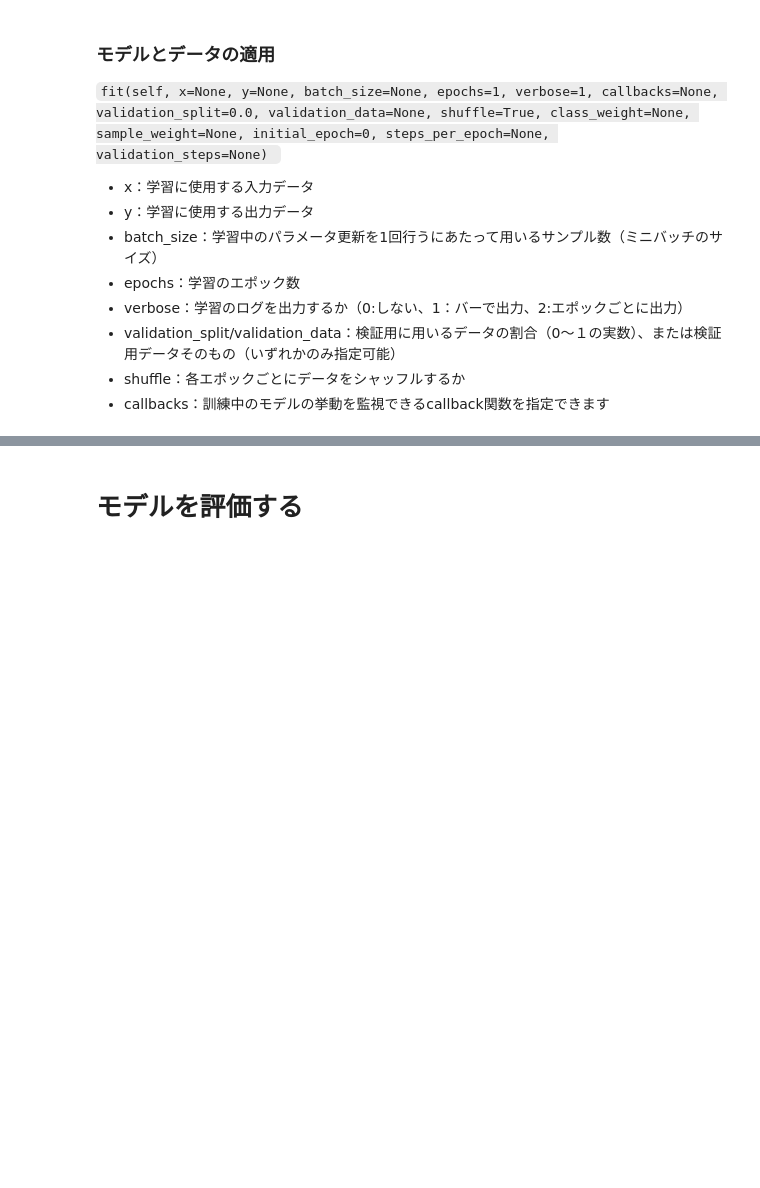
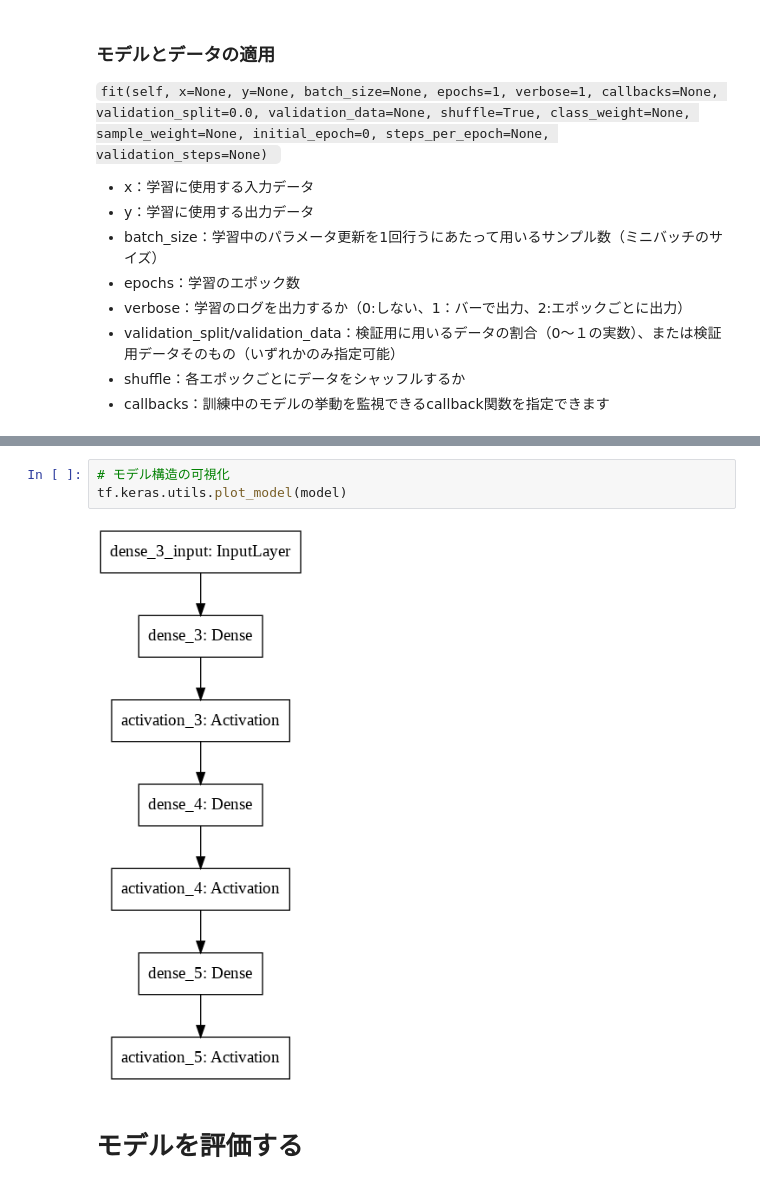
Before and after one commit to Strix9289/Introduction-of-Deep-Learning, a Jupyter notebook: Classification.ipynb, the cells around one changed output, grey strips where cells are left out. Drawn from its saved outputs; the diff is of its cells as text; blank space fills up the shorter version.

```diff
--- a/Classification.ipynb
+++ b/Classification.ipynb
@@ -128,3 +202,8 @@ model.fit(x_train, y_train,
+# %%
+# モデル構造の可視化
+tf.keras.utils.plot_model(model)
+# %% [output]
+[figure, added]
 # %% [markdown]
 # モデルを評価する
 # %%
```
Also changed, not shown: parts of 8 cells of this notebook.
